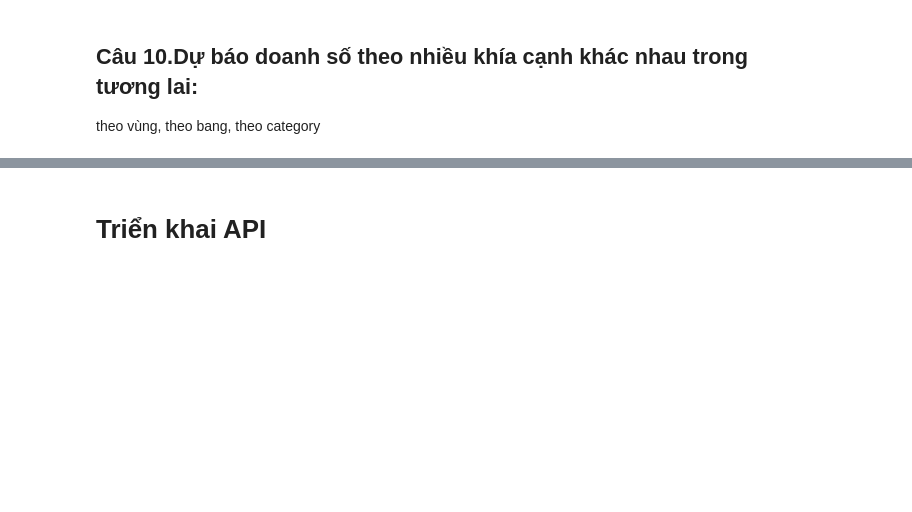
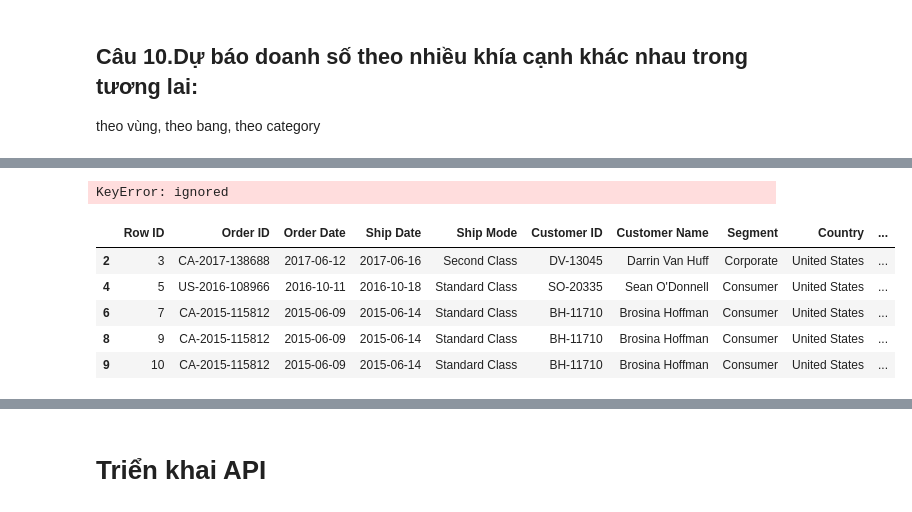
Before and after one commit to khanh22mse23057/python4engineer-assignments, a Jupyter notebook: FinalAssignments_Practice&Build_API_with_Superstore_Sales_Dataset_Analysis.ipynb, the cells around one changed output, grey strips where cells are left out. Drawn from its saved outputs; the diff is of its cells as text; code cells hidden in the pictures; blank space fills up the shorter version.

```diff
--- a/FinalAssignments_Practice&Build_API_with_Superstore_Sales_Dataset_Analysis.ipynb
+++ b/FinalAssignments_Practice&Build_API_with_Superstore_Sales_Dataset_Analysis.ipynb
@@ -336,0 +444,14 @@ theo vùng, theo bang, theo category
+# %%
+furniture = furniture.sort_values('Order Date')
+# %% [output]
+KeyError: ignored
+# %%
+Office_Supplies = data.loc[data['Category']== 'Office Supplies']
+Office_Supplies.head()
+# %% [output]
+|  | Row ID | Order ID | Order Date | Ship Date | Ship Mode | Customer ID | Customer Name | Segment | Country | ... |
+| 2 | 3 | CA-2017-138688 | 2017-06-12 | 2017-06-16 | Second Class | DV-13045 | Darrin Van Huff | Corporate | United States | ... |
+| 4 | 5 | US-2016-108966 | 2016-10-11 | 2016-10-18 | Standard Class | SO-20335 | Sean O'Donnell | Consumer | United States | ... |
+| 6 | 7 | CA-2015-115812 | 2015-06-09 | 2015-06-14 | Standard Class | BH-11710 | Brosina Hoffman | Consumer | United States | ... |
+| 8 | 9 | CA-2015-115812 | 2015-06-09 | 2015-06-14 | Standard Class | BH-11710 | Brosina Hoffman | Consumer | United States | ... |
+| 9 | 10 | CA-2015-115812 | 2015-06-09 | 2015-06-14 | Standard Class | BH-11710 | Brosina Hoffman | Consumer | United States | ... |
```
Also changed, not shown: parts of 15 cells of this notebook.
